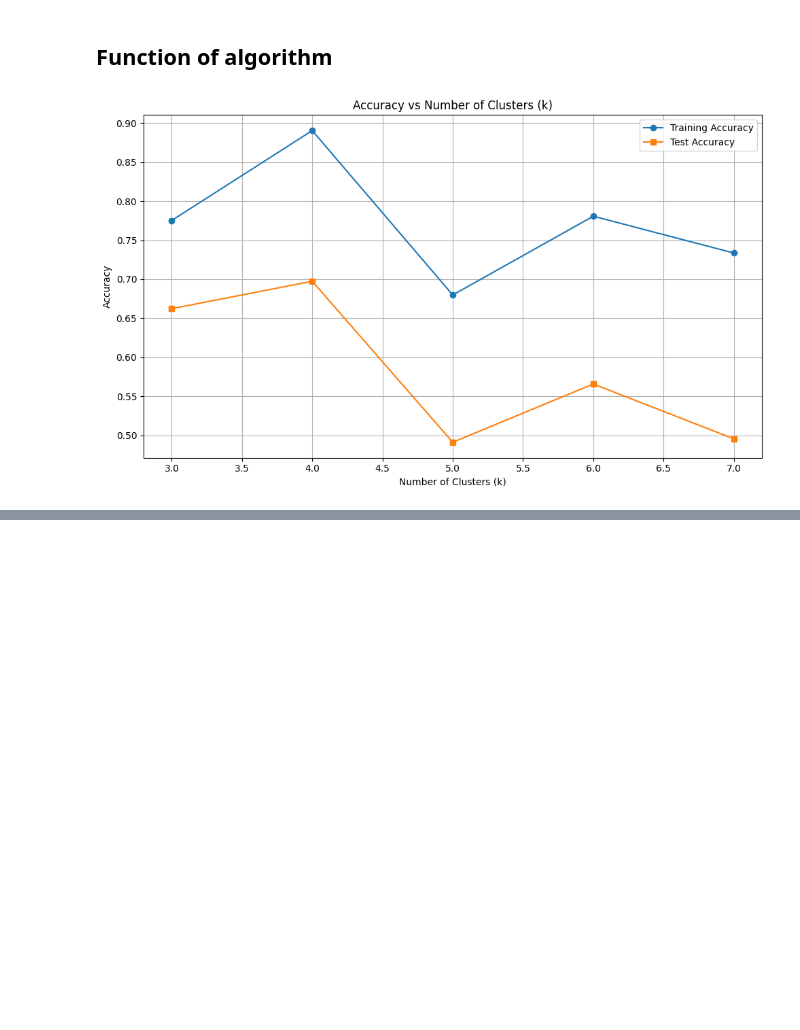
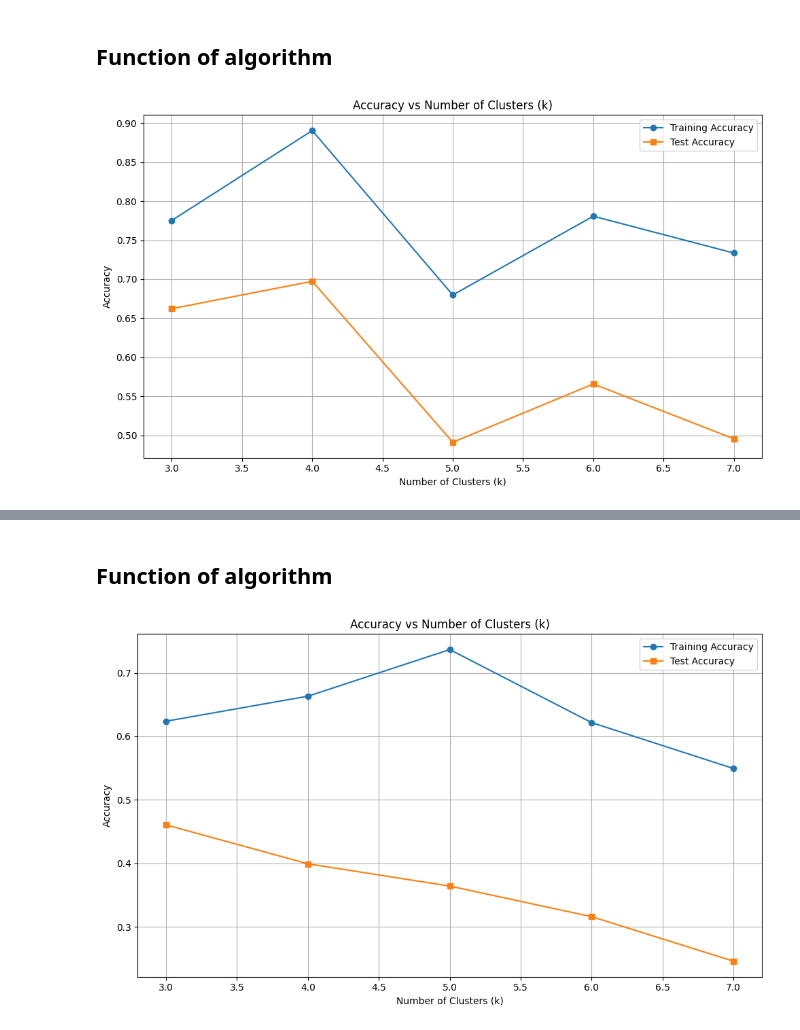
Before and after one commit to AgarwalMayank2/Face_Detection, a Jupyter notebook: applying_ML_algorithms/Clustering_PRMLproj.ipynb, the cells around one changed output, grey strips where cells are left out. Cells and saved outputs as stored; diff of their text form; code cells hidden in the pictures; blank space fills up the shorter version.

Commit message:
Applied Clustering on LBP features

```diff
--- a/applying_ML_algorithms/Clustering_PRMLproj.ipynb
+++ b/applying_ML_algorithms/Clustering_PRMLproj.ipynb
@@ -156,0 +175,15 @@ plt.show()
+# %%
+url_filtered_LBP_features_dataset = 'https://raw.githubusercontent.com/AgarwalMayank2/Face_Detection/refs/heads/main/processed_dataset/filtered_LBP_features_dataset.csv' #for CNN limited
+df_LBP = pd.read_csv(url_filtered_LBP_features_dataset) # reading url for extracted CNN_features_dataset_limited.csv
+df_LBP.drop('Unnamed: 0', axis=1, inplace=True)
+#dropping those labels whose number of datapoints are less than 80
+# Get the counts of each label
+label_counts = df_LBP['256'].value_counts()
+
+# Filter out labels with counts less than 80
+labels_to_keep = label_counts[label_counts >= 80].index
+
+# Filter the DataFrame
+df_LBP = df_LBP[df_LBP['256'].isin(labels_to_keep)]
+
+df_LBP
@@ -156,0 +244,2 @@ plt.show()
+# %% [markdown]
+## Function of algorithm
@@ -156,0 +282,51 @@ plt.show()
+# %%
+def get_cluster_label_mapping(y_true, cluster_ids):
+    conf_mat = confusion_matrix(y_true, cluster_ids)
+    row_ind, col_ind = linear_sum_assignment(-conf_mat)
+    return dict(zip(col_ind, row_ind))  # cluster_id -> label
+
+# Prediction function
+def predict_with_cluster_labels(kmeans_model, X_new, cluster_to_label):
+    clusters = kmeans_model.assign_clusters(X_new)
+    predicted_labels = np.array([cluster_to_label.get(cluster, -1) for cluster in clusters])
+    return predicted_labels
+
+# --- Loop over different values of k ---
+true_k = len(np.unique(y_train_CNN))
+k_values = [true_k - 2, true_k - 1, true_k, true_k + 1, true_k + 2]
+
+train_accuracies = []
+test_accuracies = []
+
+for k in k_values:
+    kmeans = CustomKMeans(n_clusters=k, max_iter=100)
+    train_clusters = kmeans.fit_predict(X_train_LBP)
+
+    # Try-catch in case of poor clustering
+    try:
+        cluster_to_label = get_cluster_label_mapping(y_train_LBP, train_clusters)
+        y_train_pred = predict_with_cluster_labels(kmeans, X_train_LBP, cluster_to_label)
+        y_test_pred = predict_with_cluster_labels(kmeans, X_test_LBP, cluster_to_label)
+
+        train_acc = accuracy_score(y_train_LBP, y_train_pred)
+        test_acc = accuracy_score(y_test_LBP, y_test_pred)
+    except:
+        train_acc = 0
+        test_acc = 0
+
+    train_accuracies.append(train_acc)
+    test_accuracies.append(test_acc)
+
+# --- Plotting ---
+plt.figure(figsize=(10, 6))
+plt.plot(k_values, train_accuracies, marker='o', label='Training Accuracy')
+plt.plot(k_values, test_accuracies, marker='s', label='Test Accuracy')
+plt.xlabel('Number of Clusters (k)')
+plt.ylabel('Accuracy')
+plt.title('Accuracy vs Number of Clusters (k)')
+plt.legend()
+plt.grid(True)
+plt.tight_layout()
+plt.show()
+# %% [output]
+[figure, added]
```
Also changed, not shown: parts of 8 cells of this notebook.
